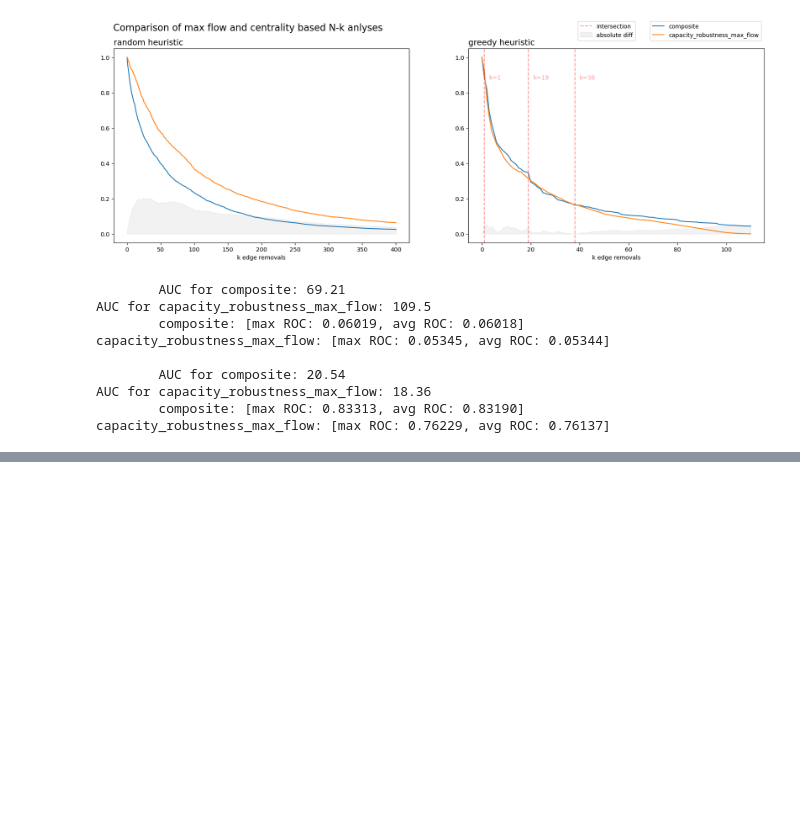
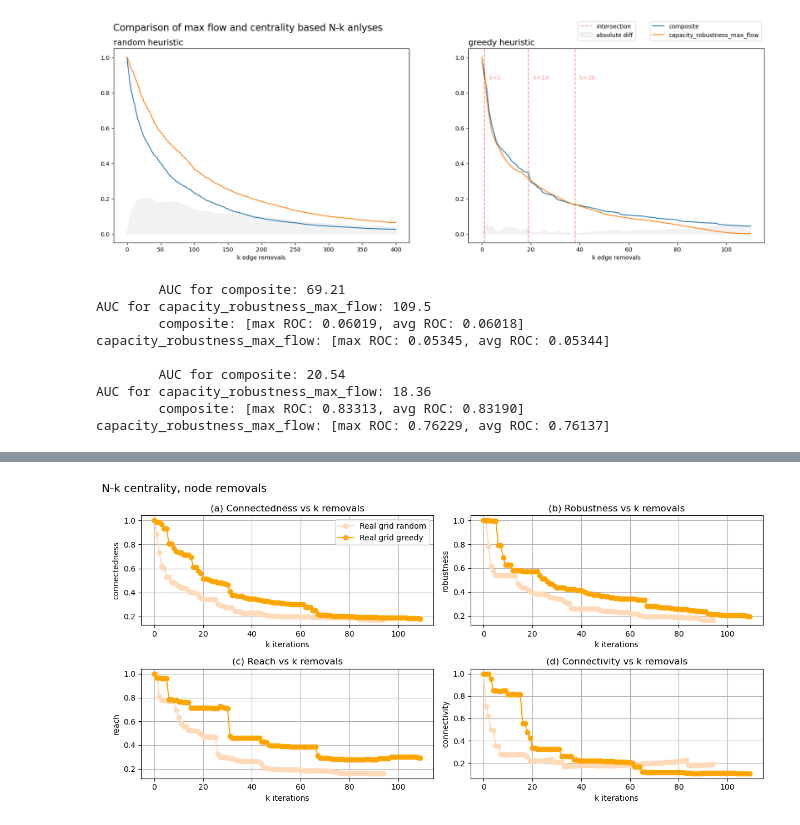
Before and after one commit to johanmasvie/iggielgn_topology_analysis, a Jupyter notebook: N-k_COMPARISON.ipynb, the cells around one changed output, grey strips where cells are left out. Cells and saved outputs as stored; diff of their text form; code cells hidden in the pictures; blank space fills up the shorter version.

```diff
--- a/N-k_COMPARISON.ipynb
+++ b/N-k_COMPARISON.ipynb
@@ -91,0 +132,13 @@ Variance of index differences for random (averaged) edge removal: 10895.0
+# %%
+# max_flow_greedily_removed_nodes_centrality_df, _ = utils_centrality.n_minus_k(G_simple_directed, heuristic='max_flow', remove='node', greedy_max_flow_lst=max_flow_greedily_removed_nodes_lst)
+# max_flow_greedily_removed_nodes_centrality_df.to_pickle('results/comparison/max_flow_greedily_removed_nodes_centrality_df.pkl')
+max_flow_greedily_removed_nodes_centrality_df = pd.read_pickle('results/comparison/max_flow_greedily_removed_nodes_centrality_df.pkl')
+# %%
+# max_flow_greedily_removed_edges_centrality_df, _ = utils_centrality.n_minus_k(G_simple_directed, heuristic='max_flow', remove='edge', greedy_max_flow_lst=max_flow_greedily_removed_edges_lst)
+# max_flow_greedily_removed_edges_centrality_df.to_pickle('results/comparison/max_flow_greedily_removed_edges_centrality_df.pkl')
+max_flow_greedily_removed_edges_max_flow_df = pd.read_pickle('results/comparison/max_flow_greedily_removed_edges_centrality_df.pkl')
+# %%
+titles = ['(a) Connectedness vs k removals', '(b) Robustness vs k removals', '(c) Reach vs k removals', '(d) Connectivity vs k removals']
+utils_centrality.plot_connectedness_fourway([max_flow_greedily_removed_nodes_centrality_df, max_flow_greedily_removed_edges_max_flow_df], titles, 'N-k centrality, node removals')
+# %% [output]
+[figure, added]
```
Also changed, not shown: parts of 11 cells of this notebook, 8 other files.
